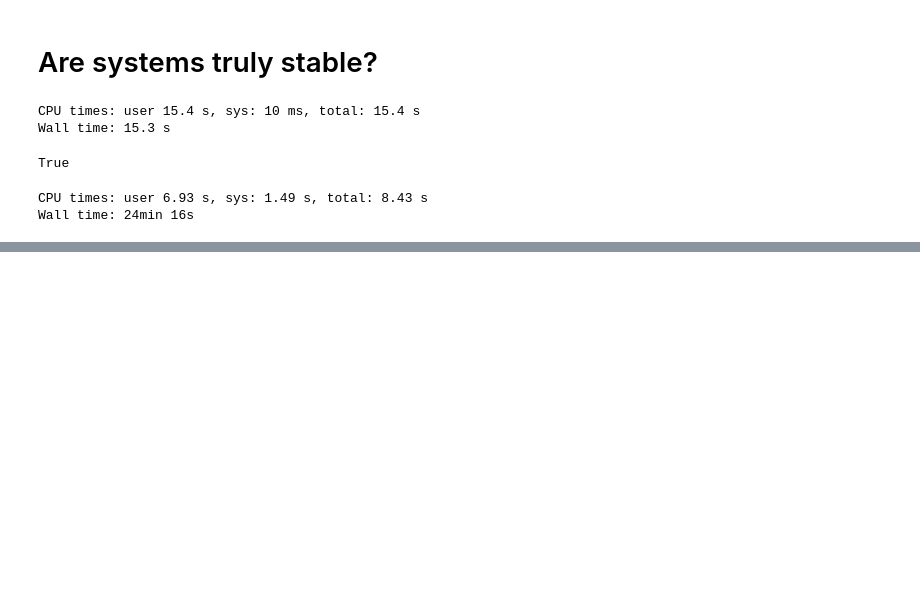
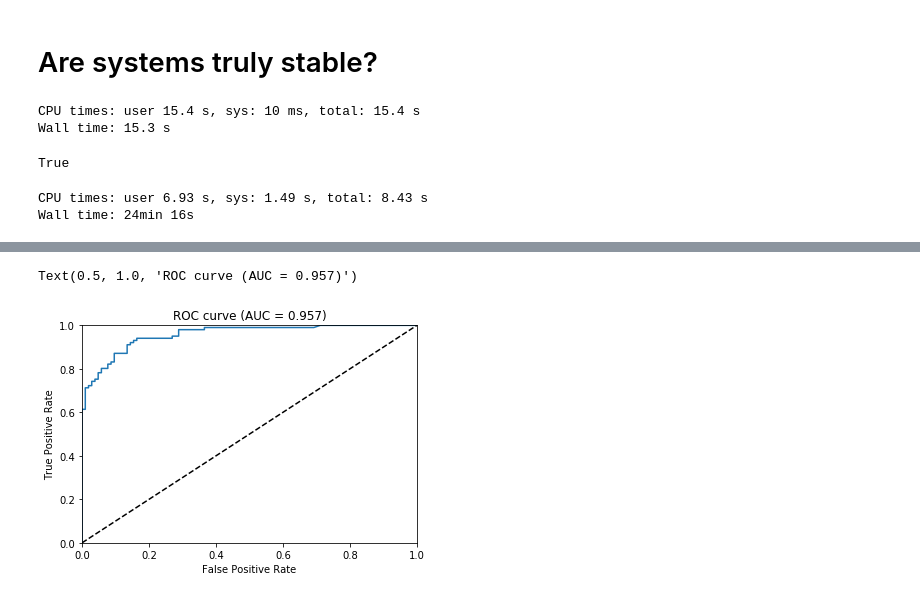
Before and after one commit to christiangil/Optimization-Tutorial, a Jupyter notebook: Tutorial.ipynb, the cells around one changed output, grey strips where cells are left out. Drawn from its saved outputs; the diff is of its cells as text; code cells hidden in the pictures; blank space fills up the shorter version.

Commit message:
can now train models!

```diff
--- a/Tutorial.ipynb
+++ b/Tutorial.ipynb
@@ -280,0 +376,11 @@ for i in range(0,len(tpr), 15):
+# %%
+near = ['EMcrossnear', 'EMfracstdnear', 'EPstdnear', 'MMRstrengthnear']
+far = ['EMcrossfar', 'EMfracstdfar', 'EPstdfar', 'MMRstrengthfar']
+megno = ['MEGNO', 'MEGNOstd']
+
+features = near + far + megno
+
+trainX, trainY, testX, testY = train_test_split(trainingdatafolder, features, filter=False)
+
+dtrain = xgb.DMatrix(trainX, trainY)
+dtest = xgb.DMatrix(testX, testY)
@@ -280,0 +453,21 @@ for i in range(0,len(tpr), 15):
+# %%
+model = XGBClassifier()
+model.load_model(datapath+'/models/spock.json')
+# %%
+#model, features, featurefolder = dill.load(open(modelpath+filename+'.pkl', "rb"))
+#testingdatafolder = datapath+testing_dataset+'/'+featurefolder
+#roc_auc, fpr, tpr, ROCthresholds = ROC_curve(testingdatafolder, model, features, filtertimes=True)
+
+roc_auc, fpr, tpr, ROCthresholds = ROC_curve(trainingdatafolder, model, features)
+
+fig, ax = plt.subplots()
+ax.plot(fpr, tpr)
+ax.plot([0, 1], [0, 1], 'k--')
+ax.set_xlim([0.0, 1.0])
+ax.set_ylim([0.0, 1.0])
+ax.set_xlabel('False Positive Rate')
+ax.set_ylabel('True Positive Rate')
+ax.set_title('ROC curve (AUC = {0:.3f})'.format(roc_auc))
+# %% [output]
+Text(0.5, 1.0, 'ROC curve (AUC = 0.957)')
+[figure, added]
```
Also changed, not shown: parts of 36 cells of this notebook, 14 other files.
